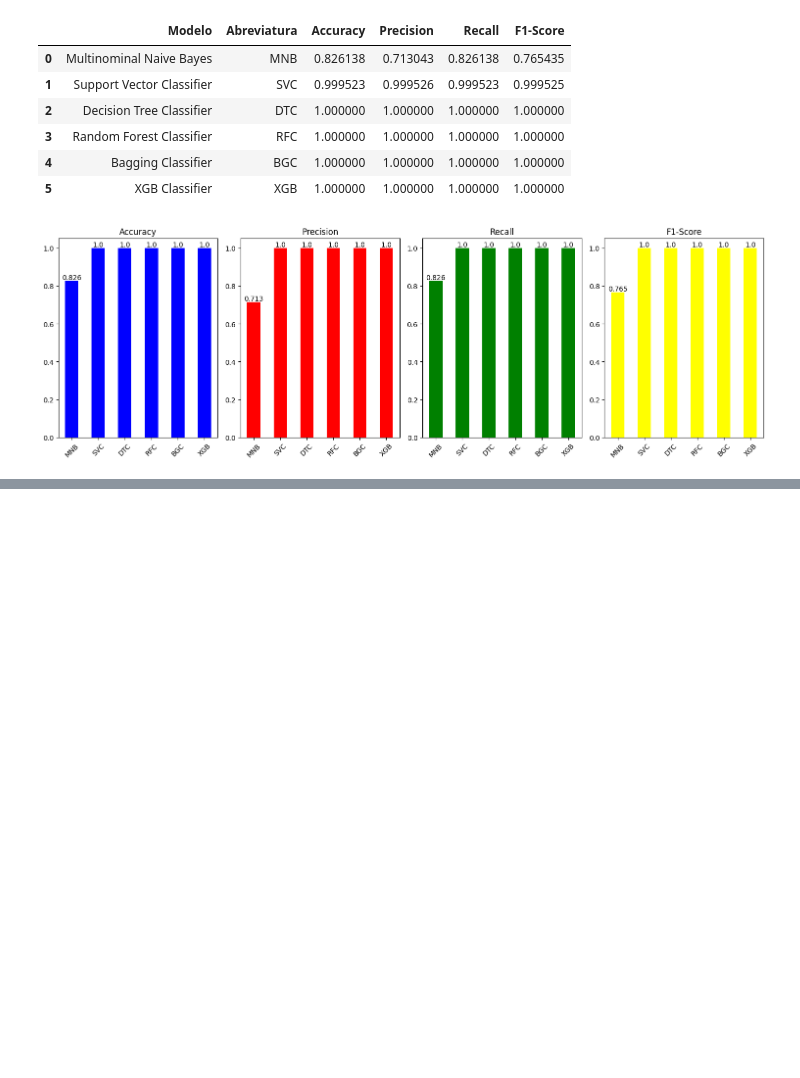
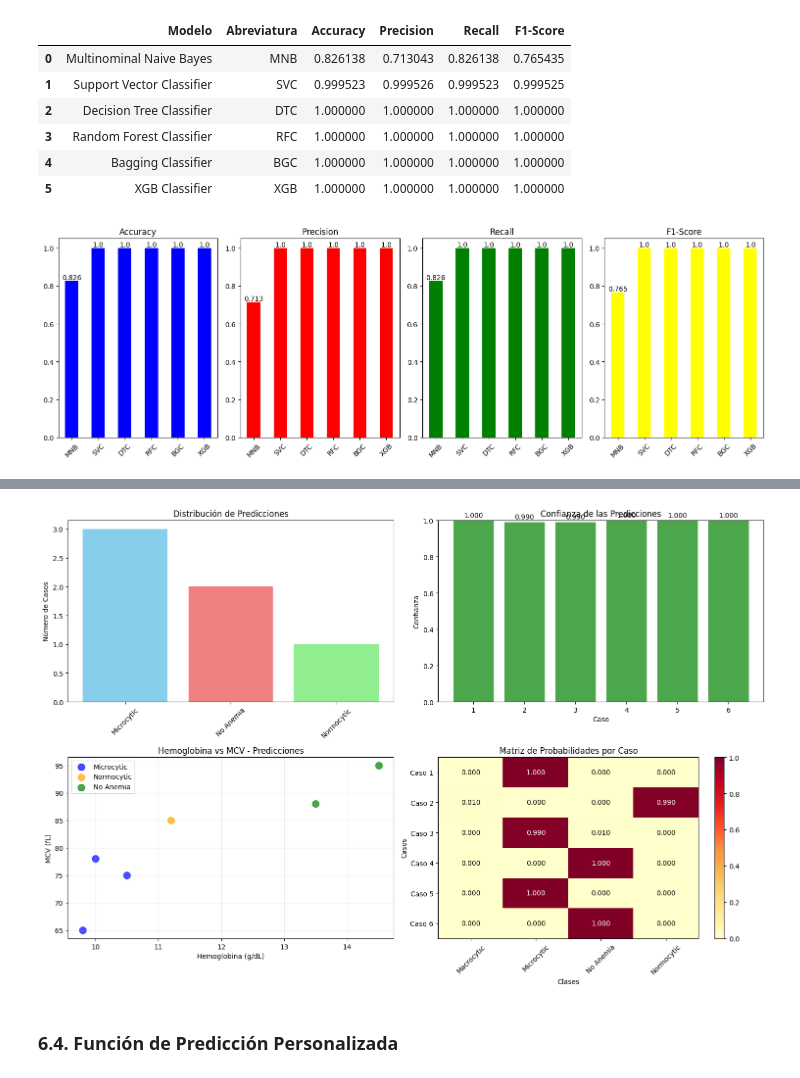
Before and after one commit to the-eagle-eye/G5_machine_learning, a Jupyter notebook: TG_ML_Grupo5.ipynb, the cells around one changed output, grey strips where cells are left out. Saved outputs shown, nothing was run; the diff lists cells and outputs as text; code cells hidden in the pictures; blank space fills up the shorter version.

```diff
--- a/TG_ML_Grupo5.ipynb
+++ b/TG_ML_Grupo5.ipynb
@@ -677,0 +1043,17 @@ plt.show()
+# %%
+# Crear y entrenar el modelo final Random Forest
+modelo_final = RandomForestClassifier(n_estimators=100, random_state=42)
+modelo_final.fit(Xesc, Y)  # Entrenar con todos los datos
+
+print("✅ Modelo Random Forest entrenado exitosamente")
+print(f"📊 Características utilizadas: {X.columns.tolist()}")
+print(f"🎯 Clases objetivo: {le_target.classes_}")
+
+# Mostrar la importancia de las características
+feature_importance = pd.DataFrame({
+    'Caracteristica': X.columns,
+    'Importancia': modelo_final.feature_importances_
+}).sort_values('Importancia', ascending=False)
+
+print("\n🔍 Importancia de las características:")
+print(feature_importance.to_string(index=False))
@@ -677,0 +1194,60 @@ plt.show()
+# %%
+# Visualización de las predicciones
+fig, axes = plt.subplots(2, 2, figsize=(15, 10))
+
+# 1. Distribución de predicciones
+pred_counts = pd.Series(predicciones_texto).value_counts()
+axes[0,0].bar(pred_counts.index, pred_counts.values, color=['skyblue', 'lightcoral', 'lightgreen', 'orange'])
+axes[0,0].set_title('Distribución de Predicciones')
+axes[0,0].set_ylabel('Número de Casos')
+axes[0,0].tick_params(axis='x', rotation=45)
+
+# 2. Confianza de las predicciones
+confianzas = [np.max(prob) for prob in probabilidades]
+axes[0,1].bar(range(1, len(confianzas)+1), confianzas, color='green', alpha=0.7)
+axes[0,1].set_title('Confianza de las Predicciones')
+axes[0,1].set_xlabel('Caso')
+axes[0,1].set_ylabel('Confianza')
+axes[0,1].set_ylim(0, 1)
+
+# Añadir valores en las barras
+for i, v in enumerate(confianzas):
+    axes[0,1].text(i+1, v + 0.01, f'{v:.3f}', ha='center', va='bottom')
+
+# 3. Hemoglobina vs MCV con predicciones
+scatter_colors = {'Macrocytic': 'red', 'Microcytic': 'blue', 'No Anemia': 'green', 'Normocytic': 'orange'}
+for i, pred in enumerate(predicciones_texto):
+    axes[1,0].scatter(casos_prueba.iloc[i]['HEMOGLOBINA'], casos_prueba.iloc[i]['MCV'],
+                     c=scatter_colors.get(pred, 'gray'), s=100, alpha=0.7,
+                     label=pred if pred not in [axes[1,0].get_legend_handles_labels()[1][j] for j in range(len(axes[1,0].get_legend_handles_labels()[1]))] else "")
+
+axes[1,0].set_xlabel('Hemoglobina (g/dL)')
+axes[1,0].set_ylabel('MCV (fL)')
+axes[1,0].set_title('Hemoglobina vs MCV - Predicciones')
+axes[1,0].legend()
+axes[1,0].grid(True, alpha=0.3)
+
+# 4. Heatmap de probabilidades
+prob_matrix = np.array(probabilidades)
+im = axes[1,1].imshow(prob_matrix, cmap='YlOrRd', aspect='auto')
+axes[1,1].set_title('Matriz de Probabilidades por Caso')
+axes[1,1].set_xlabel('Clases')
+axes[1,1].set_ylabel('Casos')
+axes[1,1].set_xticks(range(len(le_target.classes_)))
+axes[1,1].set_xticklabels(le_target.classes_, rotation=45)
+axes[1,1].set_yticks(range(len(casos_prueba)))
+axes[1,1].set_yticklabels([f'Caso {i+1}' for i in range(len(casos_prueba))])
+
+# Añadir valores en el heatmap
+for i in range(len(casos_prueba)):
+    for j in range(len(le_target.classes_)):
+        text = axes[1,1].text(j, i, f'{prob_matrix[i, j]:.3f}',
+                             ha="center", va="center", color="black" if prob_matrix[i, j] < 0.5 else "white")
+
+plt.colorbar(im, ax=axes[1,1])
+plt.tight_layout()
+plt.show()
+# %% [output]
+[figure, added]
+# %% [markdown]
+### 6.4. Función de Predicción Personalizada
```
Also changed, not shown: parts of 18 cells of this notebook.
